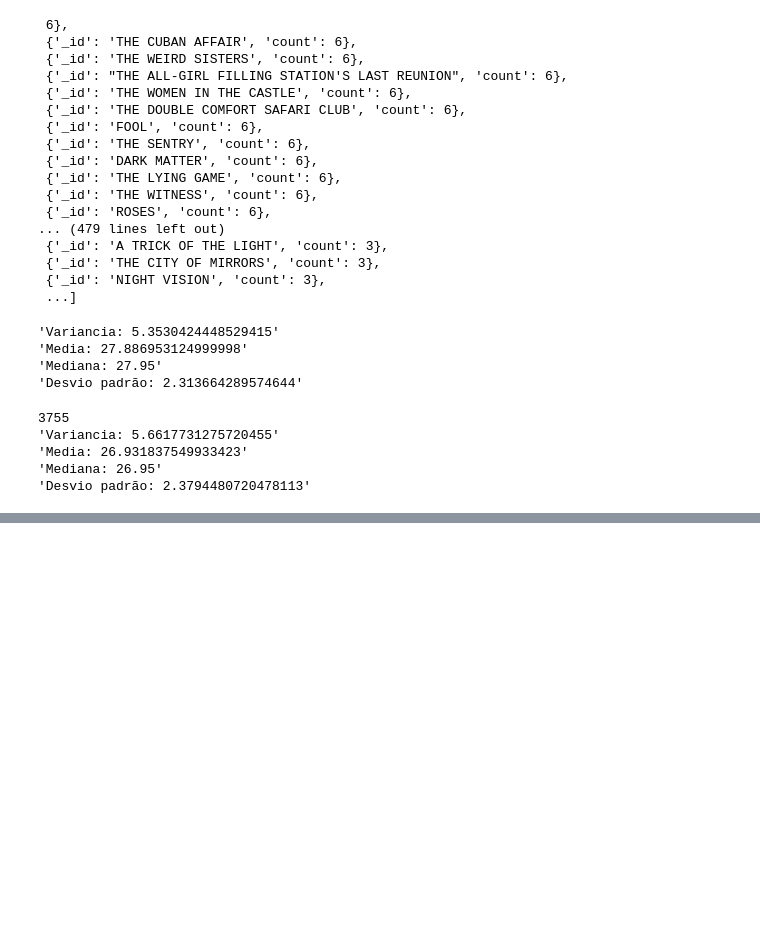
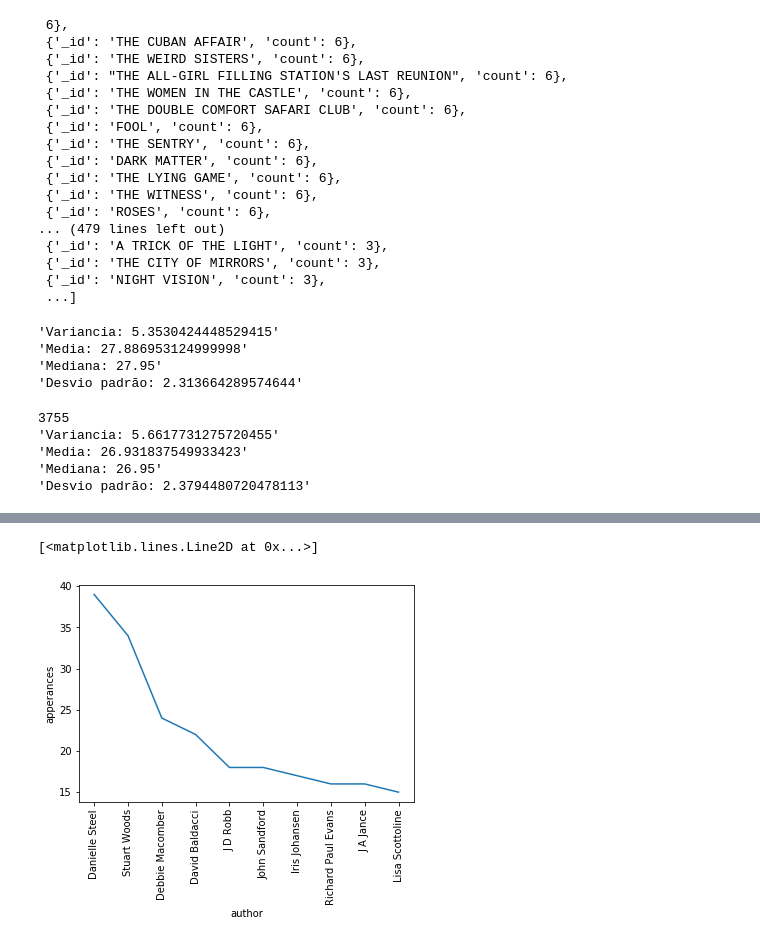
Before and after one commit to gabrielbabler/python-learning, a Jupyter notebook: notebook.ipynb, the cells around one changed output, grey strips where cells are left out. Drawn from its saved outputs; the diff is of its cells as text; code cells hidden in the pictures; blank space fills up the shorter version.

```diff
--- a/notebook.ipynb
+++ b/notebook.ipynb
@@ -234,0 +334,52 @@ pprint(response_sort)
+# %%
+##Check which author have written more bestsellers
+
+pipeline = [
+            {"$group": {"_id": "$author", "count": {"$sum": 1}}},
+            {"$match": {"count":{"$gt":1}}},
+            {"$sort":  {"count": -1}}
+]
+
+#result = db.newyorktimes.aggregate(pipeline)
+#pprint(list(result))
+
+#res = db.newyorktimes.find({},{"_id":0, "author":1}).distinct("author")
+#pprint(len(list(res)))
+
+titles = db.newyorktimes.find({}, {}).distinct("title")
+
+authors_list = []
+
+for t in titles:
+    authors = db.newyorktimes.find({"title":t}, {
+        "_id":0,
+        "author":1
+    }).distinct("author")
+
+    authors_list.append(authors[0])
+
+response = {}
+for al in authors_list:
+    response[al] = authors_list.count(al)
+
+response_sort = sorted(response.items(), key = lambda x: x[1], reverse = True)
+#pprint(response_sort)
+
+plot_x_list = []
+plot_y_list = []
+
+for r in response_sort:
+    if(len(plot_x_list) < 10):
+        plot_x_list.append(r[0])
+        plot_y_list.append(r[1])
+
+plt.xlabel('author')
+plt.ylabel('apperances')
+
+plt.xticks(rotation=90)
+
+plt.plot(plot_x_list, plot_y_list)
+#pprint(my_list[1])
+# %% [output]
+[<matplotlib.lines.Line2D at 0x...>]
+[figure, added]
```
Also changed, not shown: parts of 19 cells of this notebook.
